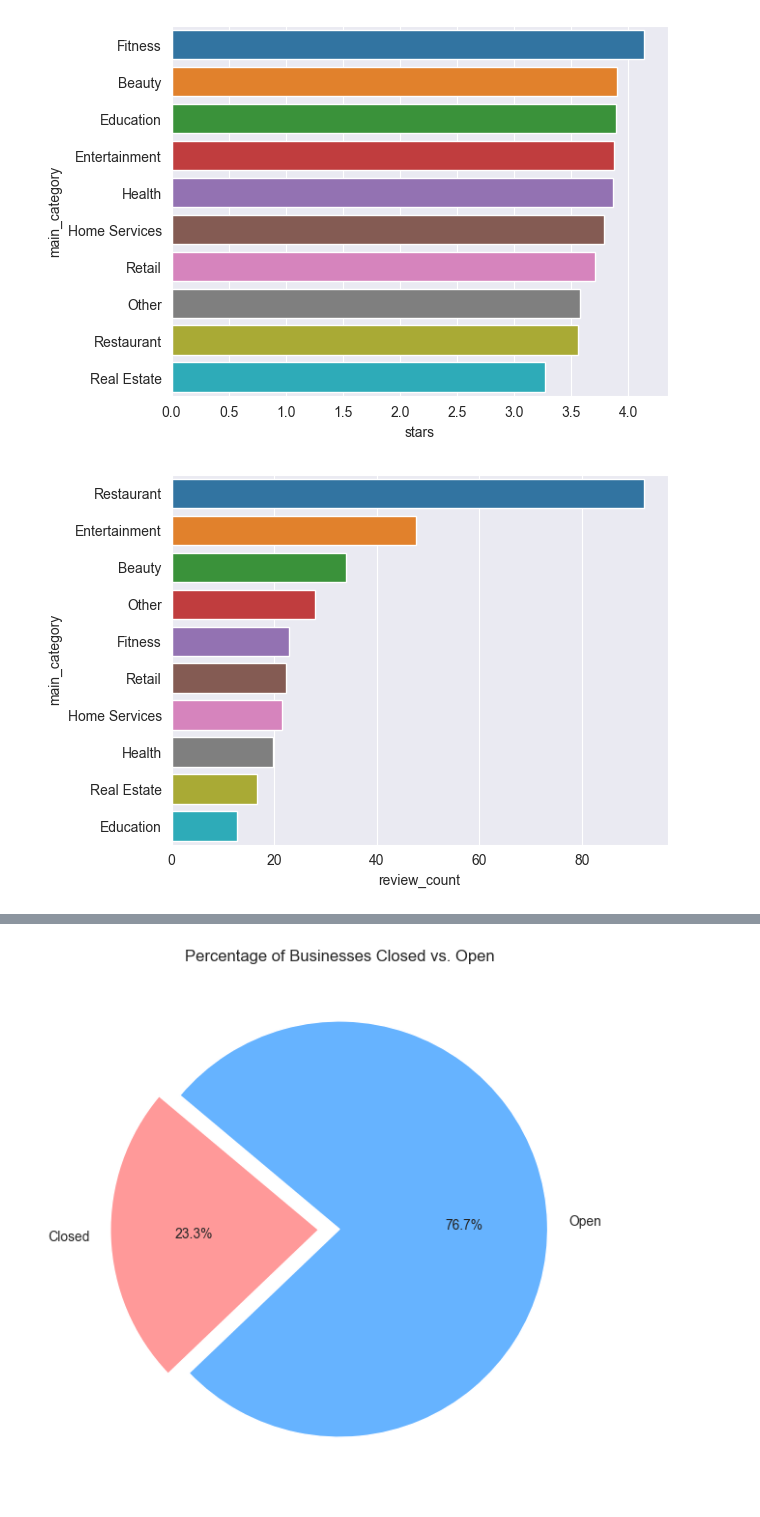
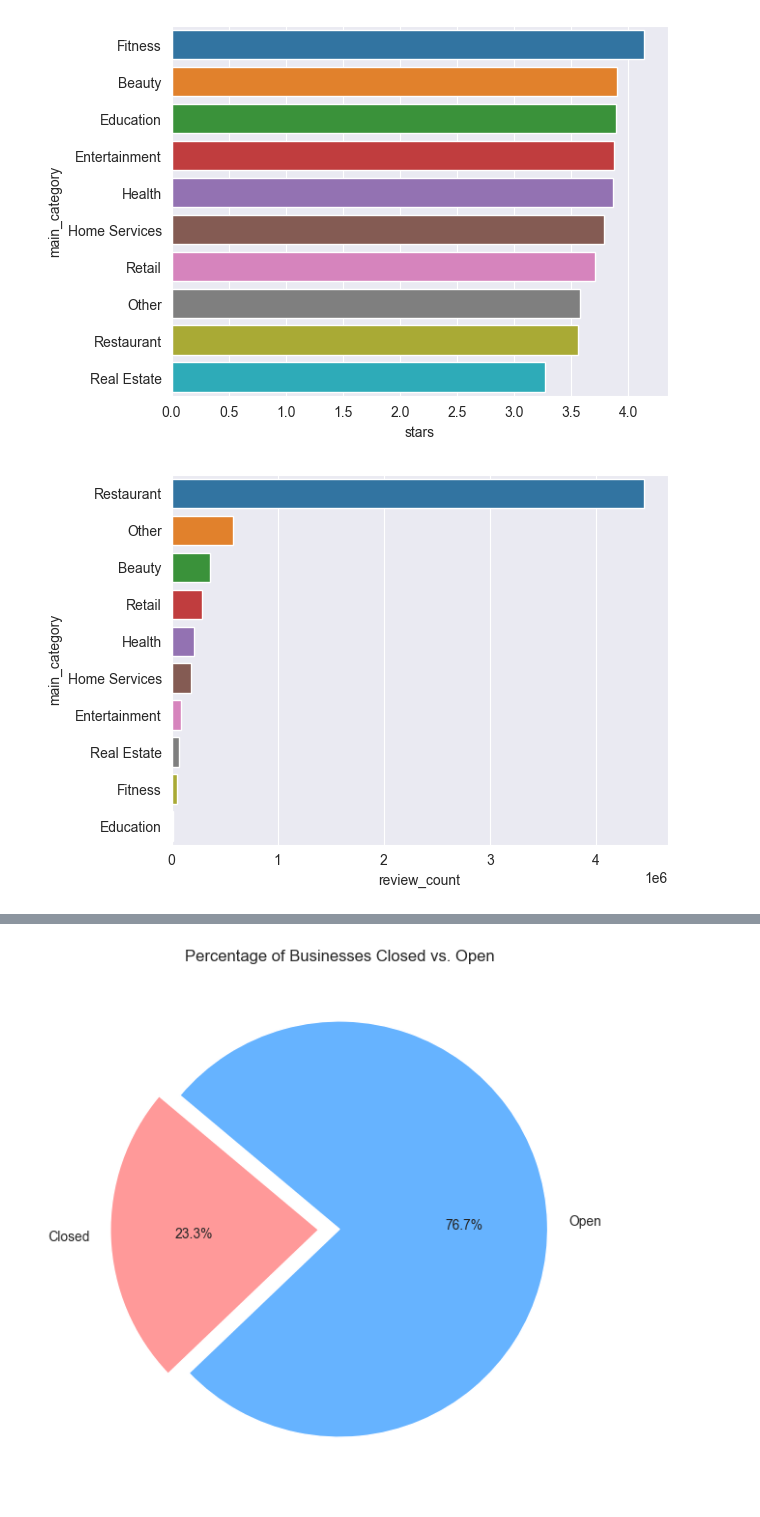
Before and after one commit to musasmike/msba_exit_yelp, a Jupyter notebook: msba_yelp.ipynb, the cells around one changed output, grey strips where cells are left out. Cells and saved outputs as stored; diff of their text form; code cells hidden in the pictures.

```diff
--- a/msba_yelp.ipynb
+++ b/msba_yelp.ipynb
@@ -272,11 +292,11 @@ plt.show()
 [figure]
 # %%
 # Total review counts by Main Categories
-main_category_ratings = df_2.groupby('main_category')[['review_count']].mean().reset_index().sort_values(by='review_count', ascending=False)
+main_category_ratings = df_2.groupby('main_category')[['review_count']].sum().reset_index().sort_values(by='review_count', ascending=False)
 
 # The visualization
 sns.barplot(x="review_count", y="main_category", data=main_category_ratings)
 
 plt.show()
 # %% [output]
-[figure, old version]
+[figure, new version]
```
Also changed, not shown: parts of 6 cells of this notebook, 1 other file.
